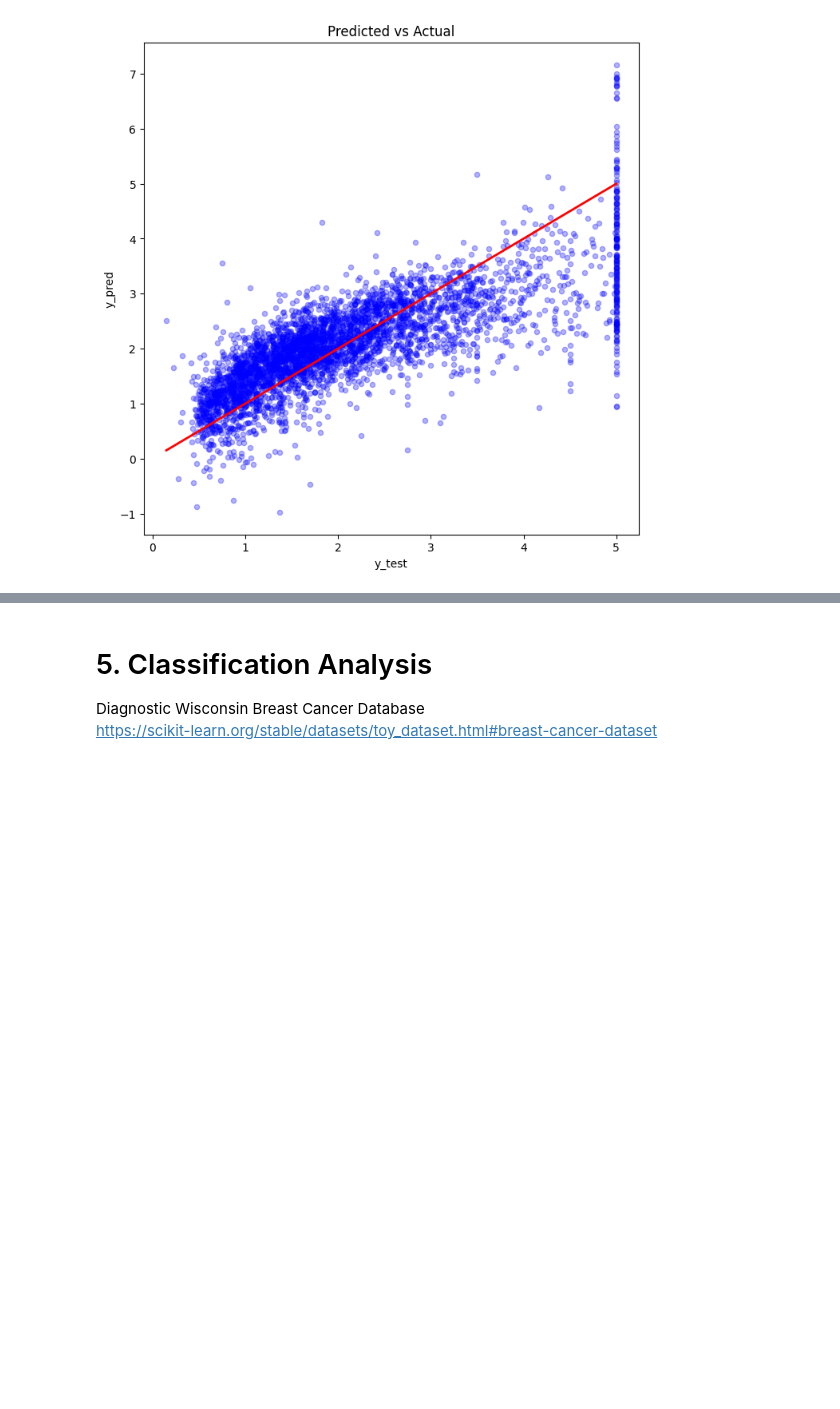
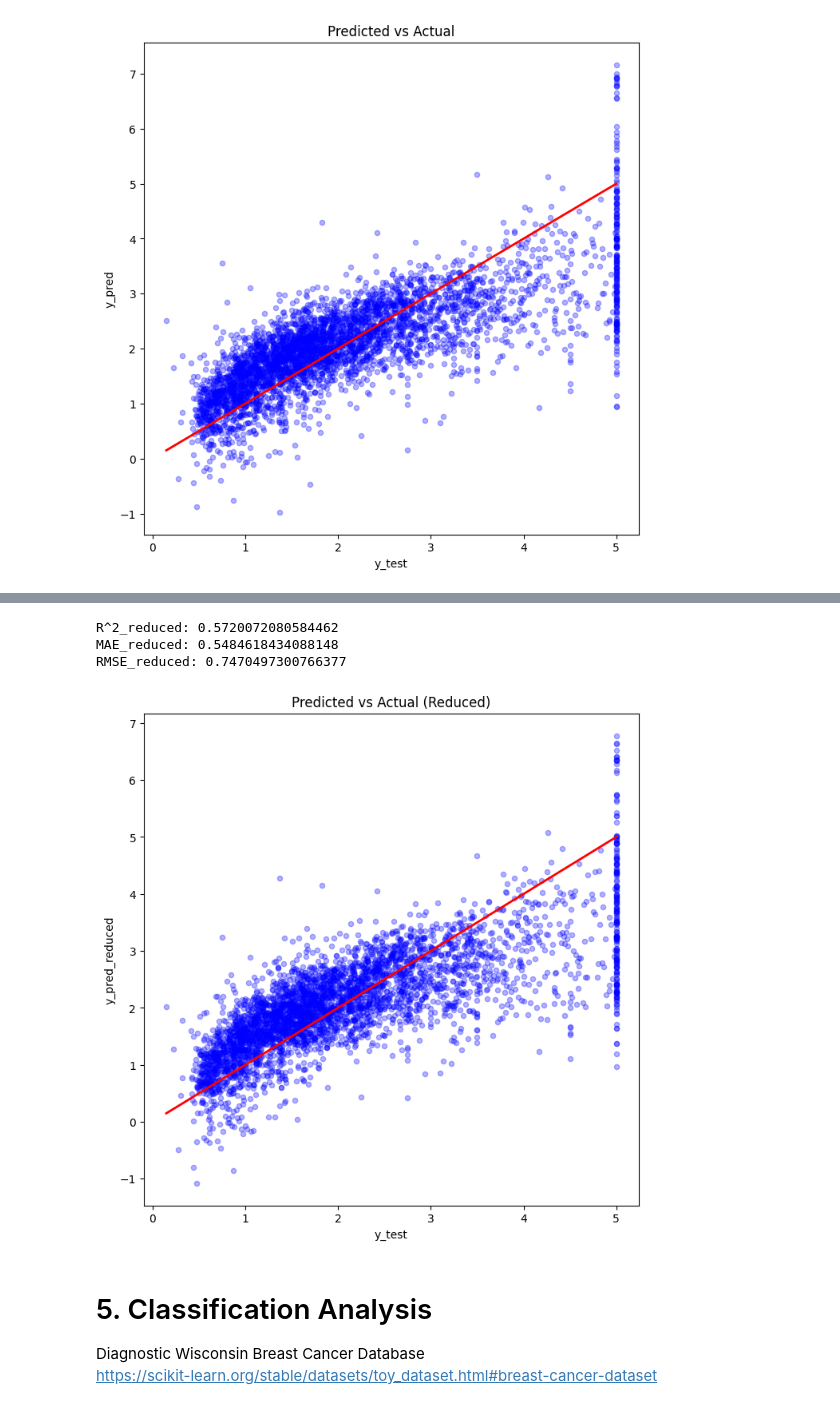
Before and after one commit to yiheng870106/Mathematics-of-Data-Science-Project-1-yiheng, a Jupyter notebook: project1.ipynb, the cells around one changed output, grey strips where cells are left out. Cells and saved outputs as stored; diff of their text form; code cells hidden in the pictures; blank space fills up the shorter version.

```diff
--- a/project1.ipynb
+++ b/project1.ipynb
@@ -147,3 +211,36 @@ RMSE_poly: 0.7273129773603114
+# %%
+#You may exclude predictive variables if necessary, but explain why in the project report.
+#------------------
+
+X_train_reduced = X_train.drop(columns=["HouseAge", "AveRooms", "Population", "AveOccup"])
+X_test_reduced = X_test.drop(columns=["HouseAge", "AveRooms", "Population", "AveOccup"])
+
+model_reduced = LinearRegression()
+model_reduced.fit(X_train_reduced, y_train)
+y_pred_reduced=model_reduced.predict(X_test_reduced)
+
+mae_reduced = mean_absolute_error(y_test,y_pred_reduced)
+mse_reduced = mean_squared_error(y_test,y_pred_reduced)
+rmse_reduced = np.sqrt(mse_reduced)
+r2_reduced = r2_score(y_test,y_pred_reduced)
+
+print("R^2_reduced:",r2_reduced)
+print("MAE_reduced:",mae_reduced)
+print("RMSE_reduced:",rmse_reduced)
+
+pred_df_reduced=pd.DataFrame({
+    "y_test": y_test,
+    "y_pred_reduced": y_pred_reduced
+})
+pred_df_reduced.plot.scatter(x="y_test",y="y_pred_reduced",alpha=0.3,figsize=(8,8),color="blue")
+plt.plot([y_test.min(),y_test.max()],[y_test.min(),y_test.max()],'r-',lw=2)
+plt.title("Predicted vs Actual (Reduced)")
+plt.show()
+# %% [output]
+R^2_reduced: 0.5720072080584462
+MAE_reduced: 0.5484618434088148
+RMSE_reduced: 0.7470497300766377
+[figure, added]
 # %% [markdown]
 # 5. Classification Analysis
 Diagnostic Wisconsin Breast Cancer Database
```
Also changed, not shown: parts of 6 cells of this notebook.
